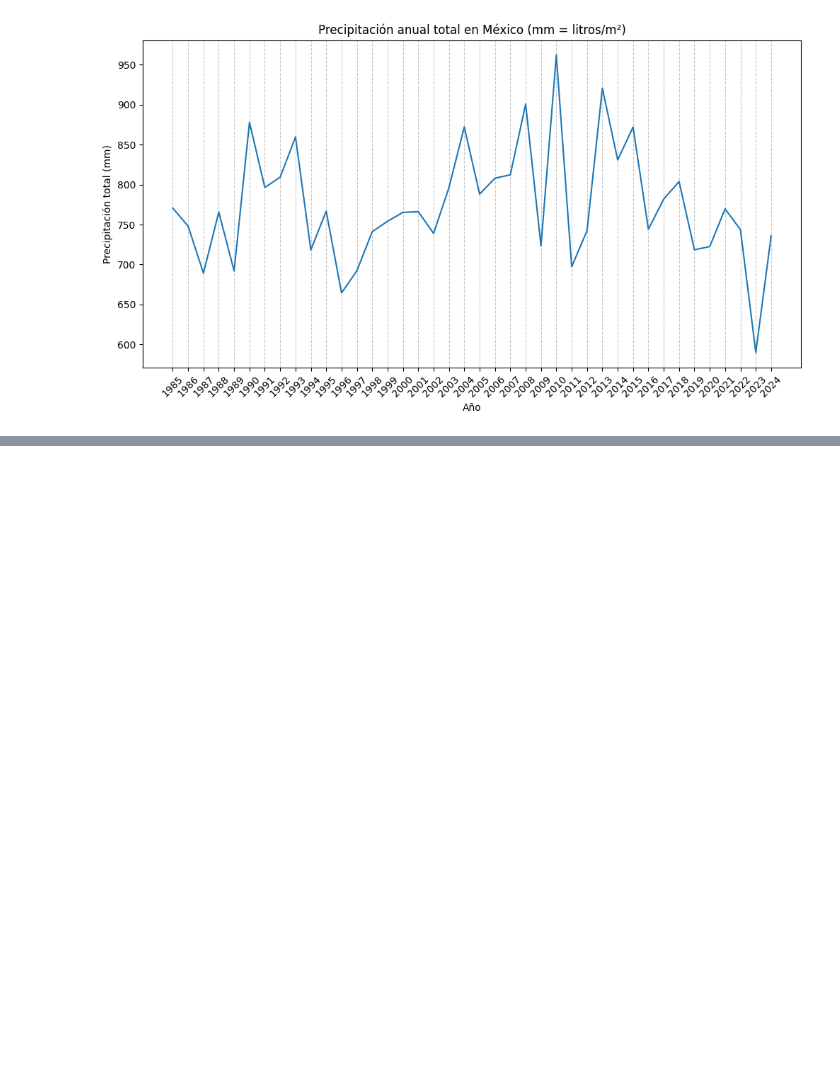
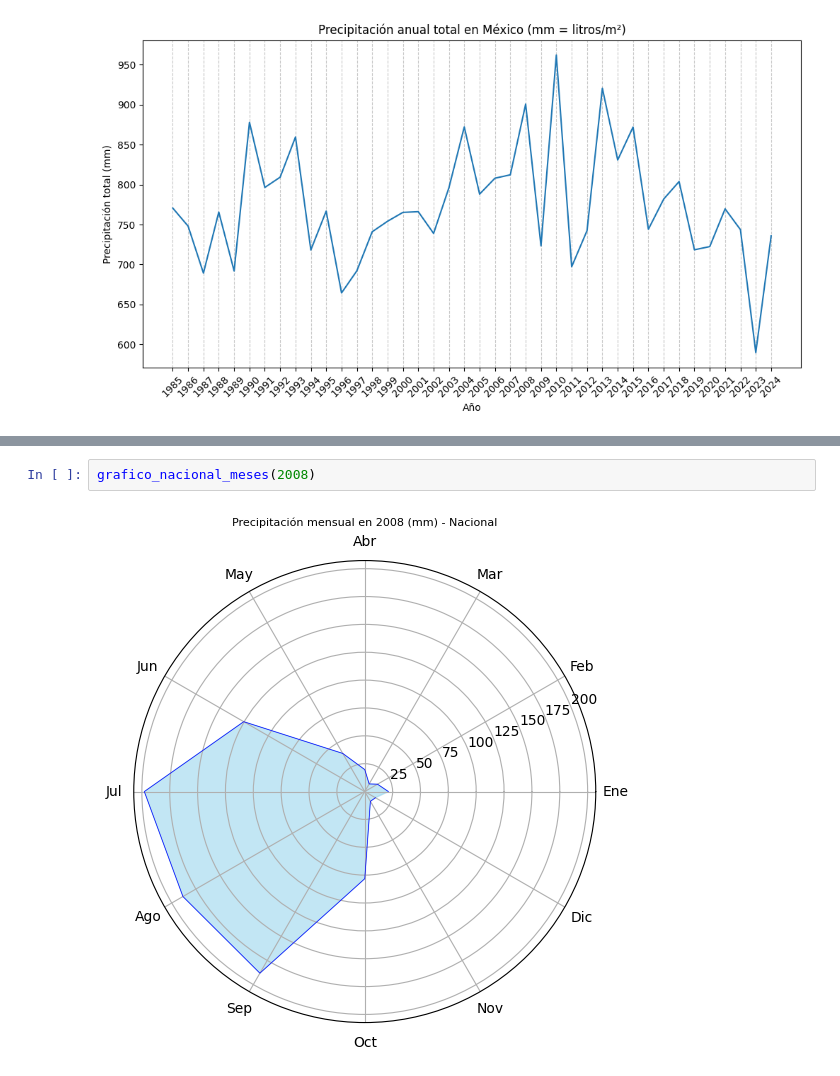
Before and after one commit to DaniaGarmon/LluviaMX, a Jupyter notebook: lluvia_mx.ipynb, the cells around one changed output, grey strips where cells are left out. Drawn from its saved outputs; the diff is of its cells as text; blank space fills up the shorter version.

```diff
--- a/lluvia_mx.ipynb
+++ b/lluvia_mx.ipynb
@@ -143,0 +193,4 @@ plt.show()
+# %%
+grafico_nacional_meses(2008)
+# %% [output]
+[figure, added]
```
Also changed, not shown: parts of 8 cells of this notebook.
